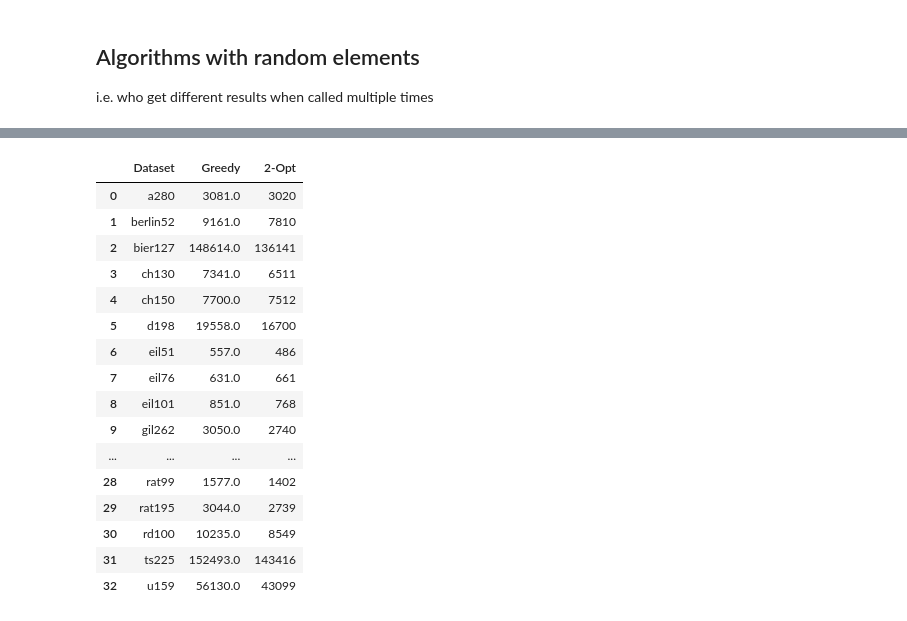
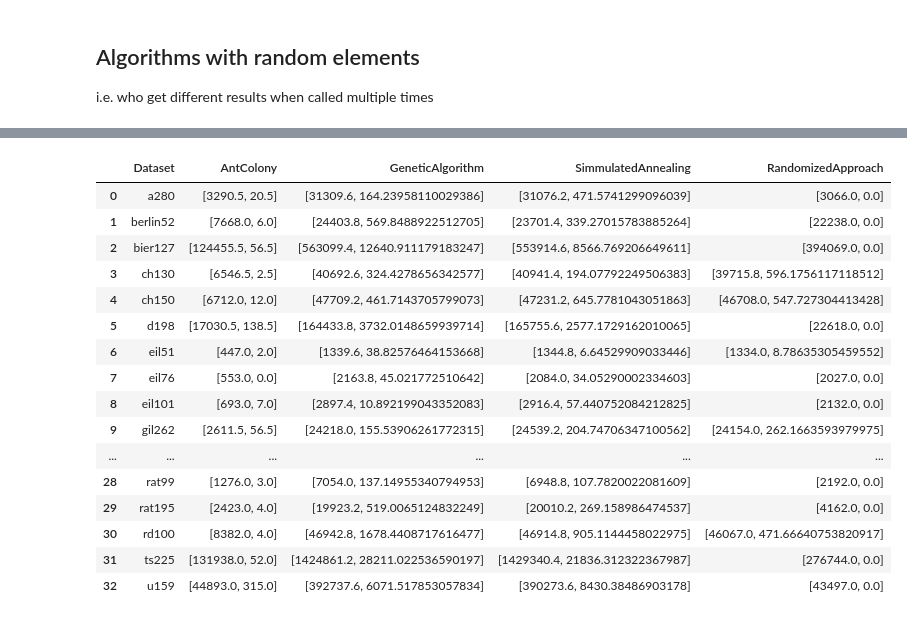
Before and after one commit to FabianWalocha/TSProject, a Jupyter notebook: benchmarking/Benchmarking.ipynb, the cells around one changed output, grey strips where cells are left out. Saved outputs shown, nothing was run; the diff lists cells and outputs as text; code cells hidden in the pictures.

Commit message:
added results for randomized approaches

```diff
--- a/benchmarking/Benchmarking.ipynb
+++ b/benchmarking/Benchmarking.ipynb
@@ -350,23 +355,23 @@ kroB100
-# %%
-resD
-# %% [output]
-|  | Dataset | Greedy | 2-Opt |
-| 0 | a280 | 3081.0 | 3020 |
-| 1 | berlin52 | 9161.0 | 7810 |
-| 2 | bier127 | 148614.0 | 136141 |
-| 3 | ch130 | 7341.0 | 6511 |
-| 4 | ch150 | 7700.0 | 7512 |
-| 5 | d198 | 19558.0 | 16700 |
-| 6 | eil51 | 557.0 | 486 |
-| 7 | eil76 | 631.0 | 661 |
-| 8 | eil101 | 851.0 | 768 |
-| 9 | gil262 | 3050.0 | 2740 |
-| ... | ... | ... | ... |
-| 28 | rat99 | 1577.0 | 1402 |
-| 29 | rat195 | 3044.0 | 2739 |
-| 30 | rd100 | 10235.0 | 8549 |
-| 31 | ts225 | 152493.0 | 143416 |
-| 32 | u159 | 56130.0 | 43099 |
+# %%
+resR
+# %% [output]
+|  | Dataset | AntColony | GeneticAlgorithm | SimmulatedAnnealing | RandomizedApproach |
+| 0 | a280 | [3290.5, 20.5] | [31309.6, 164.23958110029386] | [31076.2, 471.5741299096039] | [3066.0, 0.0] |
+| 1 | berlin52 | [7668.0, 6.0] | [24403.8, 569.8488922512705] | [23701.4, 339.27015783885264] | [22238.0, 0.0] |
+| 2 | bier127 | [124455.5, 56.5] | [563099.4, 12640.911179183247] | [553914.6, 8566.769206649611] | [394069.0, 0.0] |
+| 3 | ch130 | [6546.5, 2.5] | [40692.6, 324.4278656342577] | [40941.4, 194.07792249506383] | [39715.8, 596.1756117118512] |
+| 4 | ch150 | [6712.0, 12.0] | [47709.2, 461.7143705799073] | [47231.2, 645.7781043051863] | [46708.0, 547.727304413428] |
+| 5 | d198 | [17030.5, 138.5] | [164433.8, 3732.0148659939714] | [165755.6, 2577.1729162010065] | [22618.0, 0.0] |
+| 6 | eil51 | [447.0, 2.0] | [1339.6, 38.82576464153668] | [1344.8, 6.64529909033446] | [1334.0, 8.78635305459552] |
+| 7 | eil76 | [553.0, 0.0] | [2163.8, 45.021772510642] | [2084.0, 34.05290002334603] | [2027.0, 0.0] |
+| 8 | eil101 | [693.0, 7.0] | [2897.4, 10.892199043352083] | [2916.4, 57.440752084212825] | [2132.0, 0.0] |
+| 9 | gil262 | [2611.5, 56.5] | [24218.0, 155.53906261772315] | [24539.2, 204.74706347100562] | [24154.0, 262.1663593979975] |
+| ... | ... | ... | ... | ... | ... |
+| 28 | rat99 | [1276.0, 3.0] | [7054.0, 137.14955340794953] | [6948.8, 107.7820022081609] | [2192.0, 0.0] |
+| 29 | rat195 | [2423.0, 4.0] | [19923.2, 519.0065124832249] | [20010.2, 269.158986474537] | [4162.0, 0.0] |
+| 30 | rd100 | [8382.0, 4.0] | [46942.8, 1678.4408717616477] | [46914.8, 905.1144458022975] | [46067.0, 471.66640753820917] |
+| 31 | ts225 | [131938.0, 52.0] | [1424861.2, 28211.022536590197] | [1429340.4, 21836.312322367987] | [276744.0, 0.0] |
+| 32 | u159 | [44893.0, 315.0] | [392737.6, 6071.517853057834] | [390273.6, 8430.38486903178] | [43497.0, 0.0] |
 # %%
 import dill as pickle
 from time import gmtime, strftime
```
Also changed, not shown: parts of 2 cells of this notebook, 2 other files.
